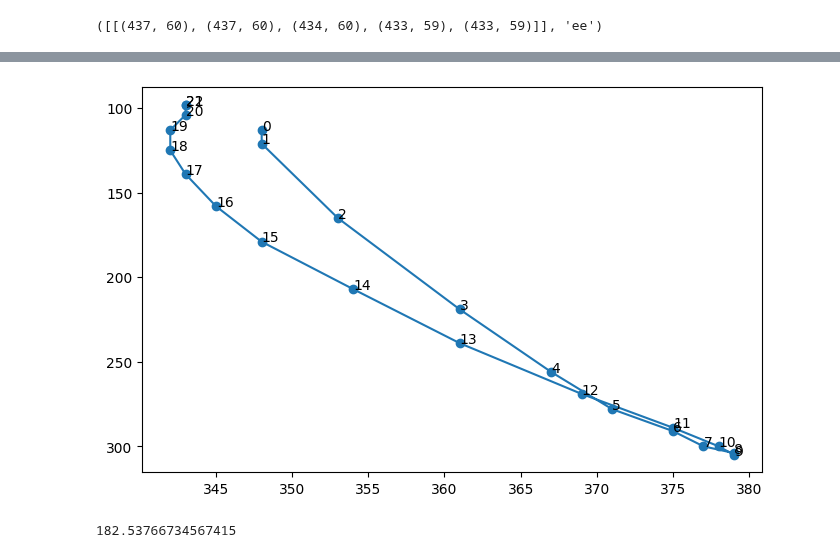
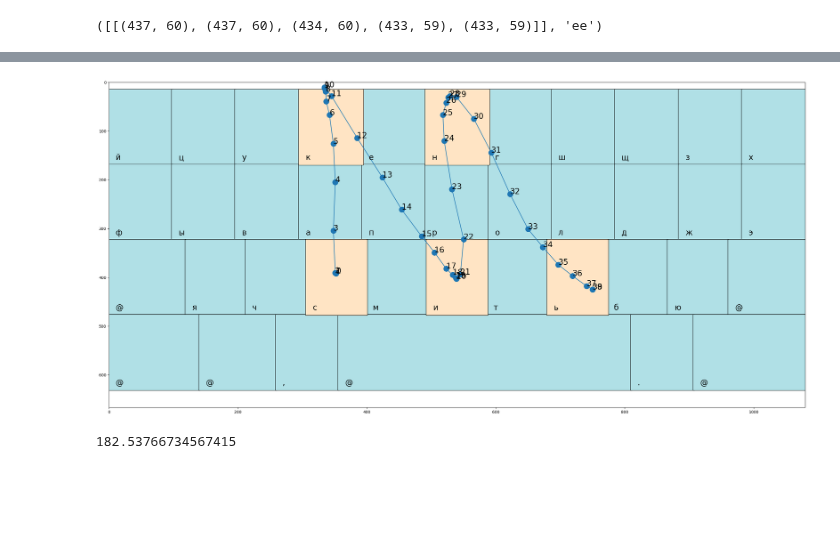
Before and after one commit to proshian/neuroswipe, a Jupyter notebook: src/data_analysis/data_analysis.ipynb, the cells around one changed output, grey strips where cells are left out. Saved outputs shown, nothing was run; the diff lists cells and outputs as text; code cells hidden in the pictures; blank space fills up the shorter version.

Commit message:
Upadte data_analysis.ipynd segmentation

```diff
--- a/src/data_analysis/analysis.ipynb
+++ b/src/data_analysis/data_analysis.ipynb
@@ -611,7 +608,7 @@ with open(data_path, encoding="utf-8") as f:
     for line in tqdm(f):
         data_examples.append(json.loads(line))
 # %%
-data = data_examples[3]
+data = data_examples[6]
 c = data['curve']
 segments = get_segments(data['word'], c['x'], c['y'], get_label2key(grids[c['grid_name']]['keys']))
 # %%
@@ -650,0 +632,25 @@ for segment in segments:
+# %%
+import sys; import os; sys.path.insert(1, os.path.join(os.getcwd(), ".."))
+
+
+from keyboard_start.tools.viz import plot_keyboard
+from grid_processing_utils import get_grid, get_wh
+
+
+grid = get_grid(data['curve']['grid_name'], GRIDS_PATH)
+
+
+width, height = get_wh(grid)
+
+fig, ax = plot_keyboard(grid, word = data['word'])
+
+
+for segment in segments:
+    segment = np.array(segment)
+    ax.plot(segment[:, 0], segment[:, 1], 'o', markersize=14)
+
+
+ax.set_xlim([0, width])
+ax.set_ylim([height, 0])
+
+plt.show()
@@ -651,16 +659,18 @@ for segment in segments:
 # %%
+fig, ax = plot_keyboard(grid, word = data['word'])
 
-plt.figure(figsize=(1080//128, 640//128))
-# plt.xlim((0, 1080))
-# plt.ylim((0,640))
-plt.gca().invert_yaxis()
 
-plt.scatter(c['x'], c['y'])
-plt.plot(c['x'], c['y'])
+# ax.scatter(c['x'], c['y'])
+ax.plot(c['x'], c['y'], '-o', markersize=14)
 for i, (x, y) in enumerate(zip(c['x'], c['y'])):
-    plt.text(x,y,i)
+    ax.text(x,y,i, fontsize=20)
+
+ax.set_xlim([0, width])
+ax.set_ylim([height, 0])
+
+plt.show()
 # %% [output]
-[figure, old version]
+[figure, new version]
 # %%
 label2key = get_label2key(grids['default']['keys'])
 max_dist  = distance(*get_kb_key_center(label2key['ф']['hitbox']),
```
Also changed, not shown: parts of 9 cells of this notebook.
